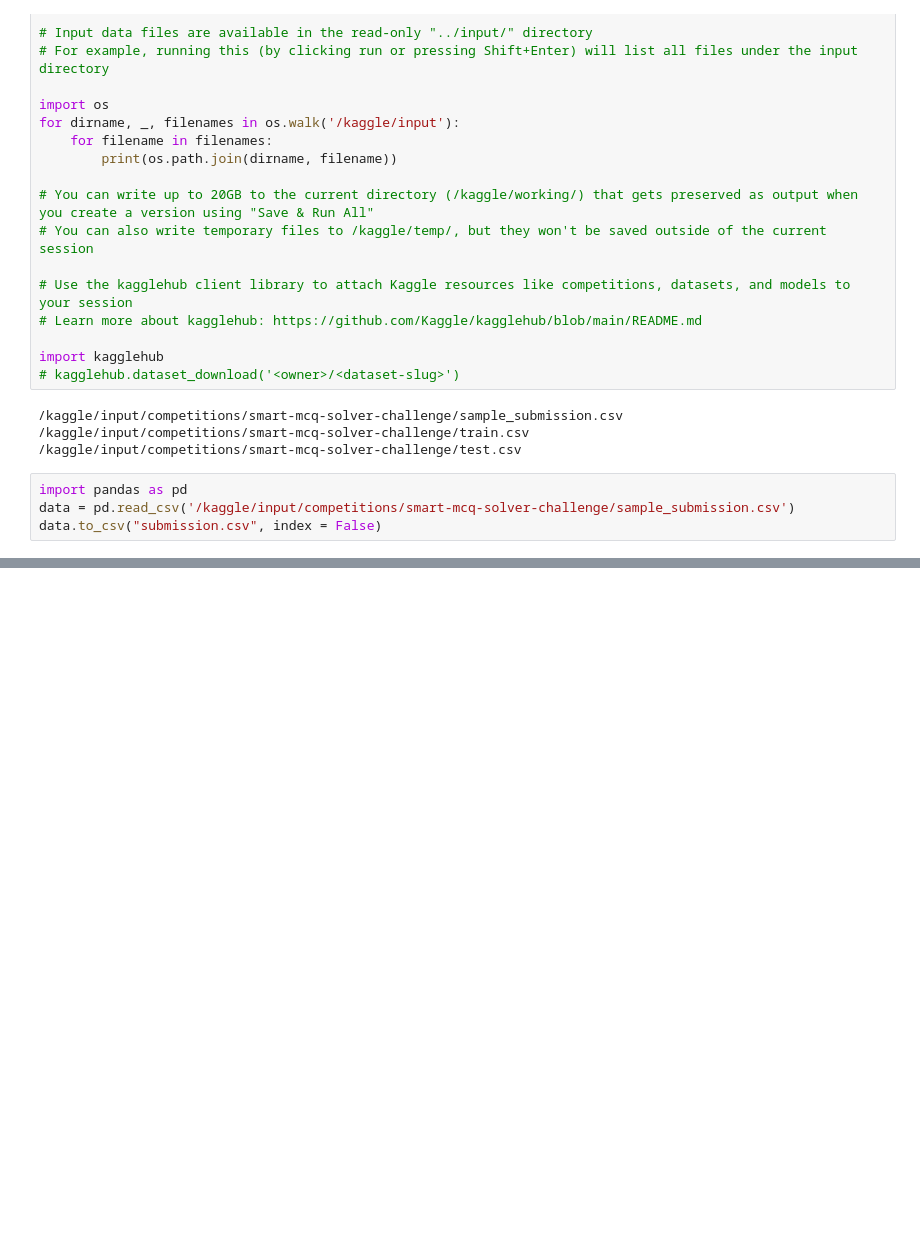
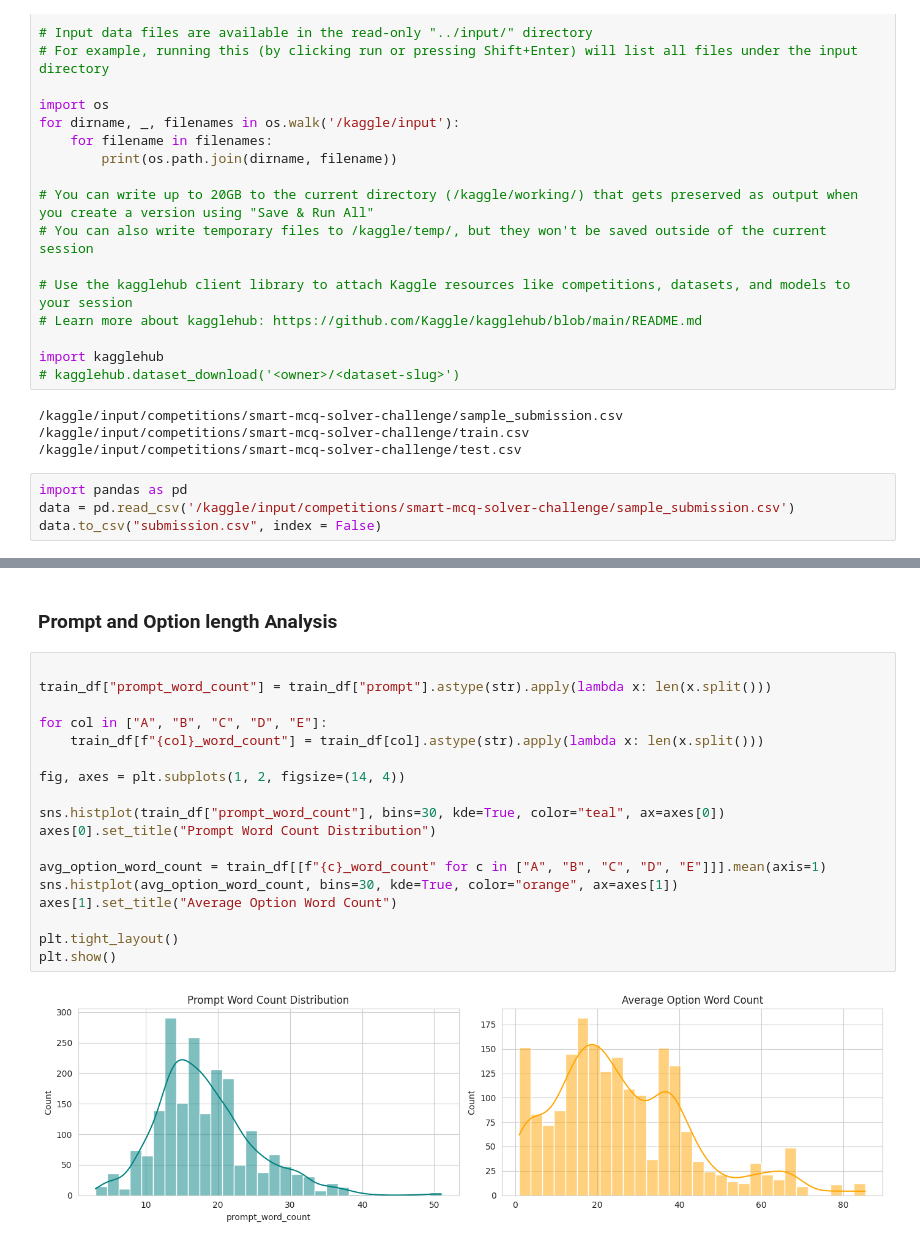
Before and after one commit to Hariom9991/dl-24f1000881-notebook-t22026, a Jupyter notebook: kaggle_notebook.ipynb, the cells around one changed output, grey strips where cells are left out. Drawn from its saved outputs; the diff is of its cells as text; blank space fills up the shorter version.

```diff
--- a/kaggle_notebook.ipynb
+++ b/kaggle_notebook.ipynb
@@ -32,0 +223,22 @@ data.to_csv("submission.csv", index = False)
+# %% [markdown]
+### Prompt and Option length Analysis
+# %%
+
+train_df["prompt_word_count"] = train_df["prompt"].astype(str).apply(lambda x: len(x.split()))
+
+for col in ["A", "B", "C", "D", "E"]:
+    train_df[f"{col}_word_count"] = train_df[col].astype(str).apply(lambda x: len(x.split()))
+
+fig, axes = plt.subplots(1, 2, figsize=(14, 4))
+
+sns.histplot(train_df["prompt_word_count"], bins=30, kde=True, color="teal", ax=axes[0])
+axes[0].set_title("Prompt Word Count Distribution")
+
+avg_option_word_count = train_df[[f"{c}_word_count" for c in ["A", "B", "C", "D", "E"]]].mean(axis=1)
+sns.histplot(avg_option_word_count, bins=30, kde=True, color="orange", ax=axes[1])
+axes[1].set_title("Average Option Word Count")
+
+plt.tight_layout()
+plt.show()
+# %% [output]
+[figure, added]
```
Also changed, not shown: parts of 50 cells of this notebook.
